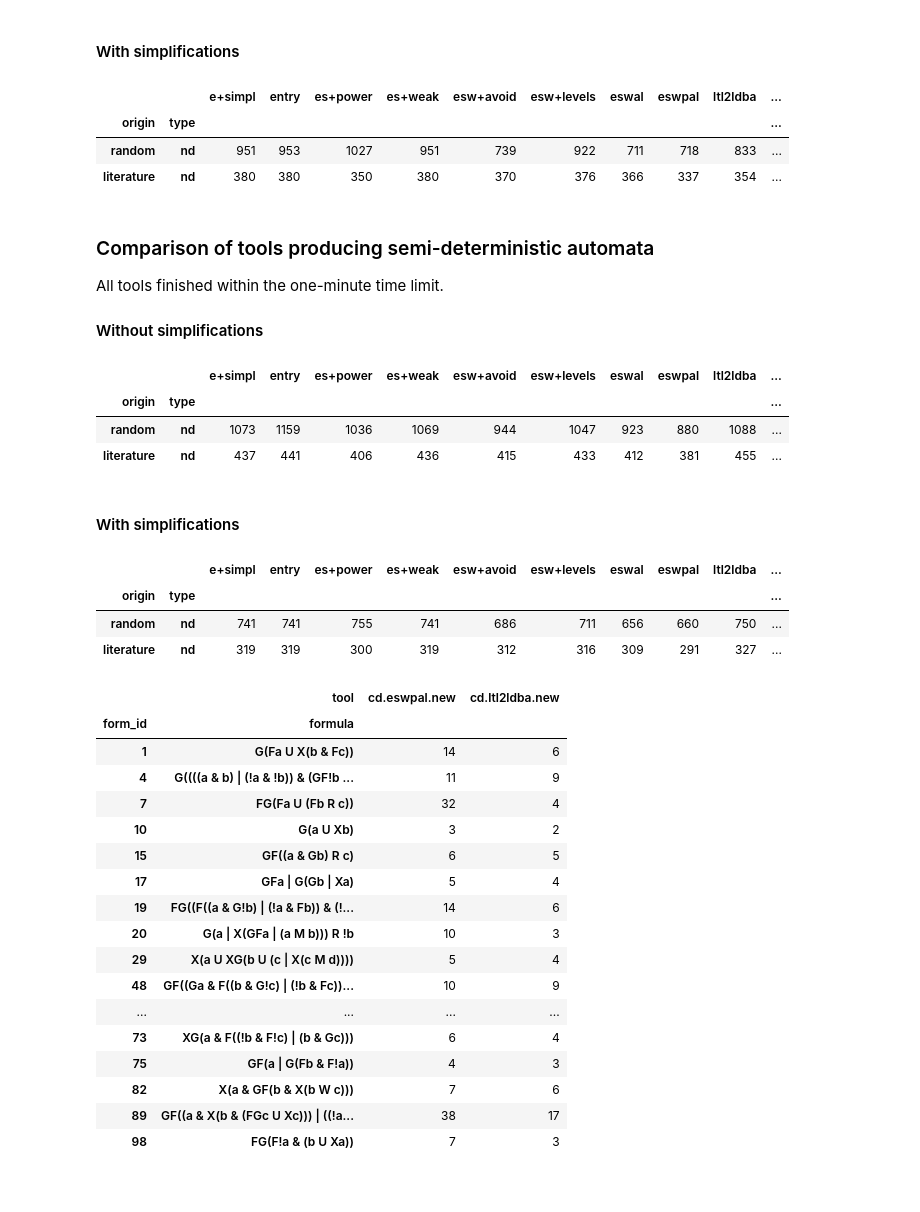
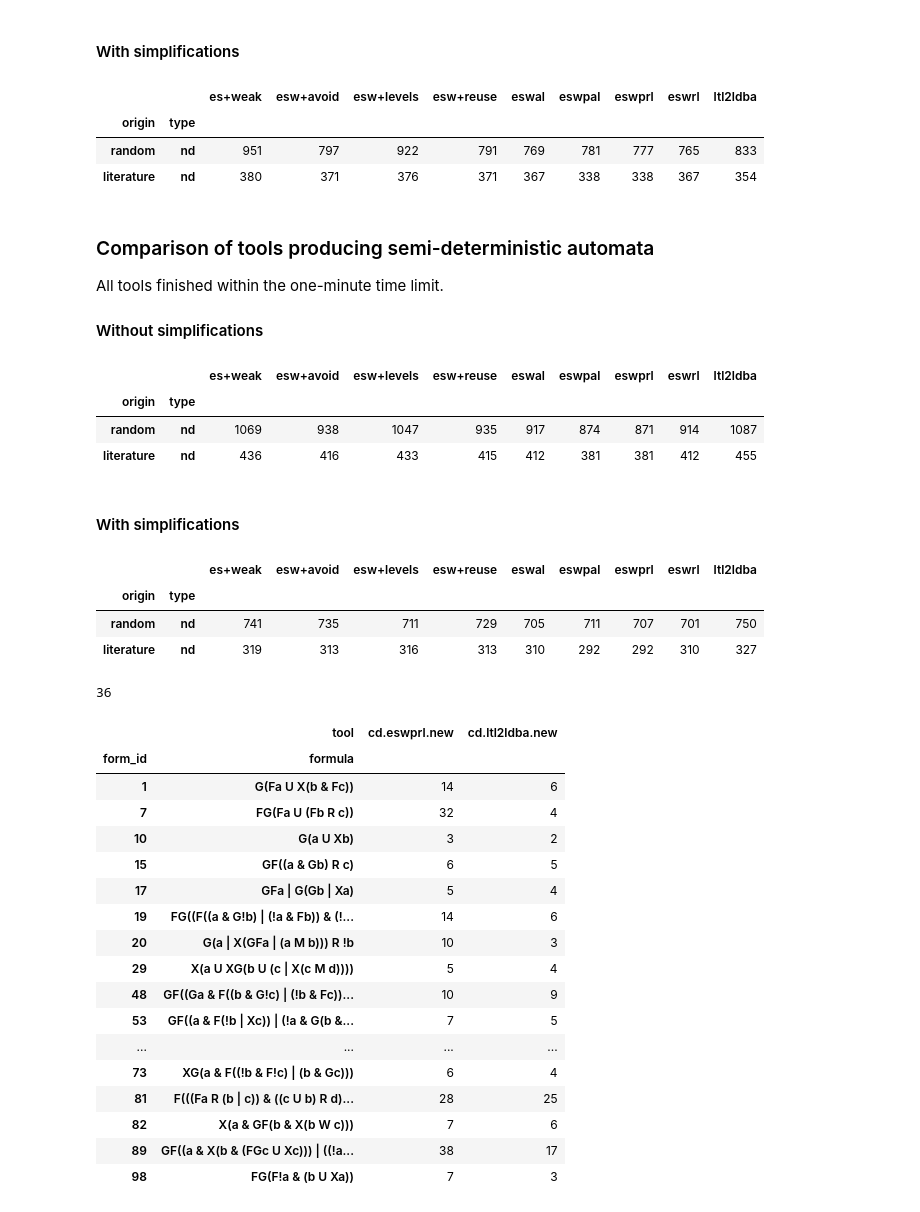
Before and after one commit to mklokocka/seminator, a Jupyter notebook: Run_comparison_nondet.ipynb, the cells around one changed output. Drawn from its saved outputs; the diff is of its cells as text; code cells hidden in the pictures.

Commit message:
Reuse good SCC

```diff
--- a/Run_comparison_nondet.ipynb
+++ b/Run_comparison_nondet.ipynb
@@ -22,6 +25,7 @@ weak        = ' --powerset-for-weak'
 entry       = ' --cut-on-SCC-entry'
 levels      = ' --skip-levels'
 avoid       = ' --bscc-avoid'
+reuse       = ' --reuse-good-SCC'
 power       = ' --powerset-on-cut'
 simpl_in    = ' --simplify-input'
 
@@ -54,16 +58,19 @@ def simpl(tool, level, simpl):
     return tool + new_autfilt + simpl
 
 d = {
-    'old'          : old,
+#    'old'          : old,
     'ltl2ldba'     : owl,
-    'entry'        : seminator + entry,
-    'e+simpl'      : seminator + entry + simpl_in,
+#    'entry'        : seminator + entry,
+#    'e+simpl'      : seminator + entry + simpl_in,
     'es+weak'      : seminator + entry + simpl_in + weak,
-    'es+power'     : seminator + entry + simpl_in + power,
+#    'es+power'     : seminator + entry + simpl_in + power,
     'esw+avoid'    : seminator + entry + simpl_in + weak + avoid,
+    'esw+reuse'    : seminator + entry + simpl_in + weak + reuse,
     'esw+levels'   : seminator + entry + simpl_in + weak + levels,
     'eswal'        : seminator + entry + simpl_in + weak + avoid + levels,
+    'eswrl'        : seminator + entry + simpl_in + weak + reuse + levels,
     'eswpal'       : seminator + entry + simpl_in + weak + avoid + levels + power,
+    'eswprl'       : seminator + entry + simpl_in + weak + reuse + levels + power,
 
 }
 
@@ -252,10 +259,10 @@ display_markdown('#### With simplifications', raw=True)
 # %%
 display(tmp.cd.swaplevel(axis=1).yes)
 # %% [output]
-|  |  | e+simpl | entry | es+power | es+weak | esw+avoid | esw+levels | eswal | eswpal | ltl2ldba | ... |
-| origin | type |  |  |  |  |  |  |  |  |  | ... |
-| random | nd | 951 | 953 | 1027 | 951 | 739 | 922 | 711 | 718 | 833 | ... |
-| literature | nd | 380 | 380 | 350 | 380 | 370 | 376 | 366 | 337 | 354 | ... |
+|  |  | es+weak | esw+avoid | esw+levels | esw+reuse | eswal | eswpal | eswprl | eswrl | ltl2ldba |
+| origin | type |  |  |  |  |  |  |  |  |  |
+| random | nd | 951 | 797 | 922 | 791 | 769 | 781 | 777 | 765 | 833 |
+| literature | nd | 380 | 371 | 376 | 371 | 367 | 338 | 338 | 367 | 354 |
 # %%
 display_markdown('''### Comparison of tools producing semi-deterministic automata
 All tools finished within the one-minute time limit.
@@ -270,10 +277,10 @@ All tools finished within the one-minute time limit.
 # %%
 display(tmp.sd.swaplevel(axis=1).no)
 # %% [output]
-|  |  | e+simpl | entry | es+power | es+weak | esw+avoid | esw+levels | eswal | eswpal | ltl2ldba | ... |
-| origin | type |  |  |  |  |  |  |  |  |  | ... |
-| random | nd | 1073 | 1159 | 1036 | 1069 | 944 | 1047 | 923 | 880 | 1088 | ... |
-| literature | nd | 437 | 441 | 406 | 436 | 415 | 433 | 412 | 381 | 455 | ... |
+|  |  | es+weak | esw+avoid | esw+levels | esw+reuse | eswal | eswpal | eswprl | eswrl | ltl2ldba |
+| origin | type |  |  |  |  |  |  |  |  |  |
+| random | nd | 1069 | 938 | 1047 | 935 | 917 | 874 | 871 | 914 | 1087 |
+| literature | nd | 436 | 416 | 433 | 415 | 412 | 381 | 381 | 412 | 455 |
 # %%
 display_markdown('#### With simplifications', raw=True)
 # %% [output]
@@ -281,18 +288,19 @@ display_markdown('#### With simplifications', raw=True)
 # %%
 display(tmp.sd.swaplevel(axis=1).yes)
 # %% [output]
-|  |  | e+simpl | entry | es+power | es+weak | esw+avoid | esw+levels | eswal | eswpal | ltl2ldba | ... |
-| origin | type |  |  |  |  |  |  |  |  |  | ... |
-| random | nd | 741 | 741 | 755 | 741 | 686 | 711 | 656 | 660 | 750 | ... |
-| literature | nd | 319 | 319 | 300 | 319 | 312 | 316 | 309 | 291 | 327 | ... |
+|  |  | es+weak | esw+avoid | esw+levels | esw+reuse | eswal | eswpal | eswprl | eswrl | ltl2ldba |
+| origin | type |  |  |  |  |  |  |  |  |  |
+| random | nd | 741 | 735 | 711 | 729 | 705 | 711 | 707 | 701 | 750 |
+| literature | nd | 319 | 313 | 316 | 313 | 310 | 292 | 292 | 310 | 327 |
 # %%
-todo = runners['random_nd'].smaller_than('cd.ltl2ldba.new','cd.eswpal.new')
+todo = runners['random_nd'].smaller_than('cd.ltl2ldba.new','cd.eswprl.new')
+print(todo.size)
 todo
 # %% [output]
+36
-|  | tool | cd.eswpal.new | cd.ltl2ldba.new |
+|  | tool | cd.eswprl.new | cd.ltl2ldba.new |
 | form_id | formula |  |  |
 | 1 | G(Fa U X(b & Fc)) | 14 | 6 |
-| 4 | G((((a & b) | (!a & !b)) & (GF!b ... | 11 | 9 |
 | 7 | FG(Fa U (Fb R c)) | 32 | 4 |
 | 10 | G(a U Xb) | 3 | 2 |
 | 15 | GF((a & Gb) R c) | 6 | 5 |
@@ -301,9 +309,10 @@ todo
 | 20 | G(a | X(GFa | (a M b))) R !b | 10 | 3 |
 | 29 | X(a U XG(b U (c | X(c M d)))) | 5 | 4 |
 | 48 | GF((Ga & F((b & G!c) | (!b & Fc))... | 10 | 9 |
+| 53 | GF((a & F(!b | Xc)) | (!a & G(b &... | 7 | 5 |
 | ... | ... | ... | ... |
 | 73 | XG(a & F((!b & F!c) | (b & Gc))) | 6 | 4 |
-| 75 | GF(a | G(Fb & F!a)) | 4 | 3 |
+| 81 | F(((Fa R (b | c)) & ((c U b) R d)... | 28 | 25 |
 | 82 | X(a & GF(b & X(b W c))) | 7 | 6 |
 | 89 | GF((a & X(b & (FGc U Xc))) | ((!a... | 38 | 17 |
 | 98 | FG(F!a & (b U Xa)) | 7 | 3 |
```
Also changed, not shown: parts of 15 cells of this notebook, 13 other files.
